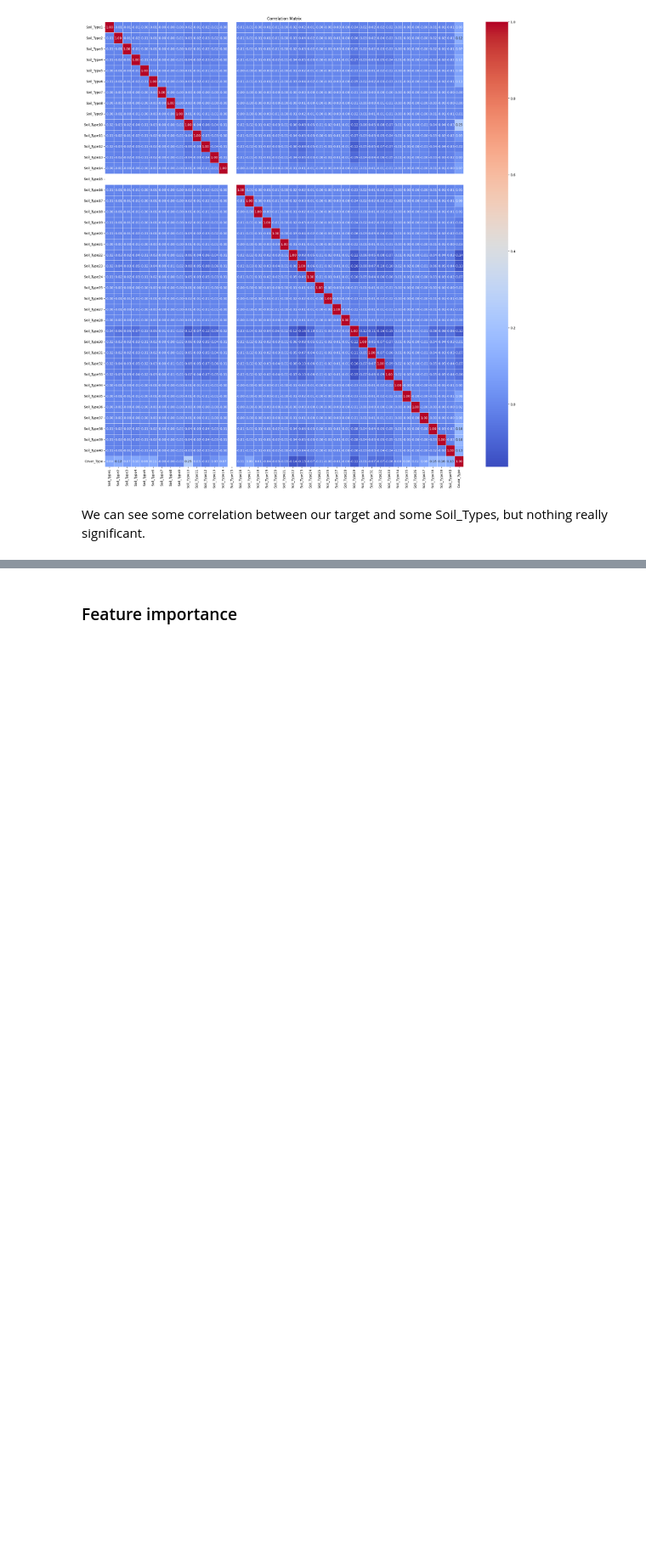
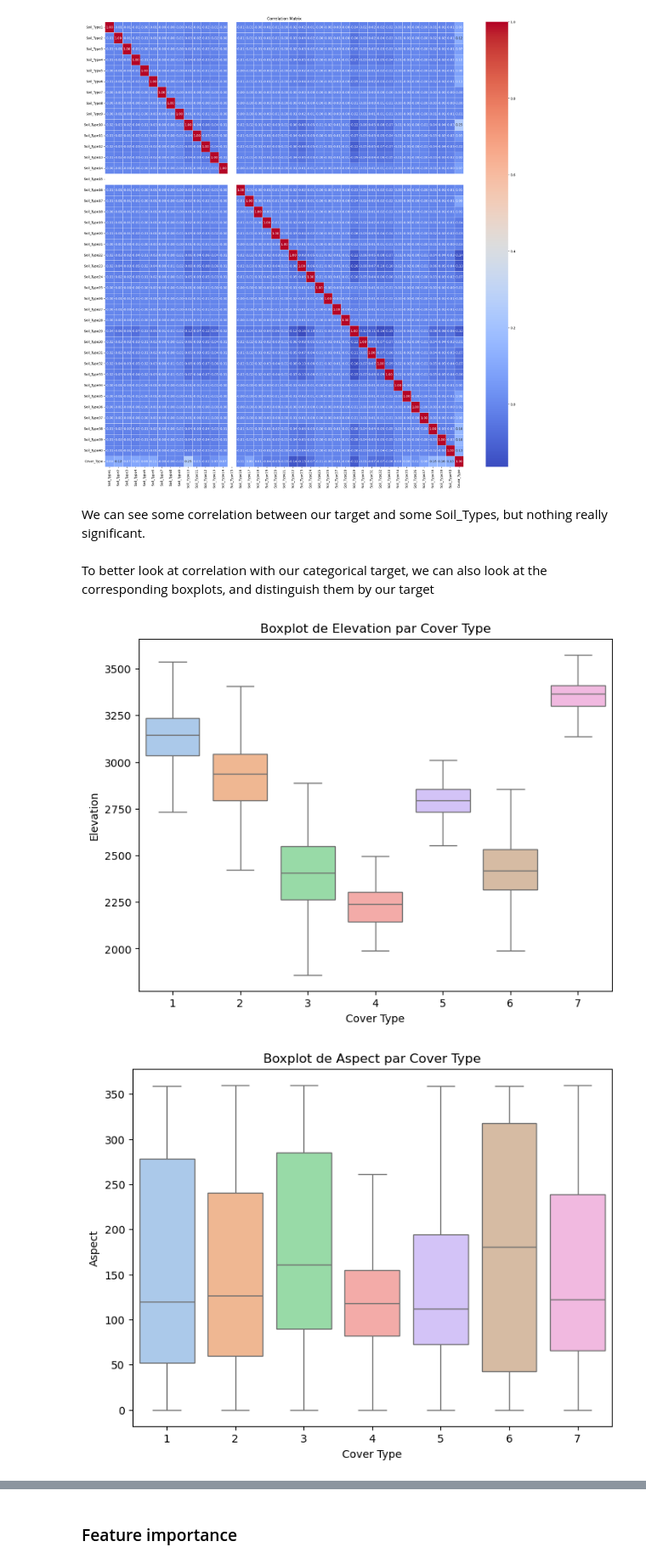
Before and after one commit to JorisCaudard/M2_DataChallenge, a Jupyter notebook: Notebooks/Classification.ipynb, the cells around one changed output, grey strips where cells are left out. Shown at 85% size. Cells and saved outputs as stored; diff of their text form; code cells hidden in the pictures; blank space fills up the shorter version.

Commit message:
Added boxplots in classification (forgot to save before precedent commit)

```diff
--- a/Notebooks/Classification.ipynb
+++ b/Notebooks/Classification.ipynb
@@ -178,3 +178,17 @@ plt.show()
 [figure]
 # %% [markdown]
 We can see some correlation between our target and some Soil_Types, but nothing really significant.
+# %% [markdown]
+To better look at correlation with our categorical target, we can also look at the corresponding boxplots, and distinguish them by our target
+# %%
+for column in dfTrain.drop(columns=wilderness_columns.columns.union(soil_type_columns.columns)).columns:
+    if column != 'Cover_Type':
+        plt.figure(figsize=(8, 6))
+        sns.boxplot(x='Cover_Type', y=column, data=dfTrain, hue='Cover_Type', legend=False, palette='pastel', showfliers=False)
+        plt.title(f'Boxplot de {column} par Cover Type')
+        plt.xlabel('Cover Type')
+        plt.ylabel(column)
+        plt.show()
+# %% [output]
+[figure, added]
+[figure, added]
```
Also changed, not shown: parts of 3 cells of this notebook.
